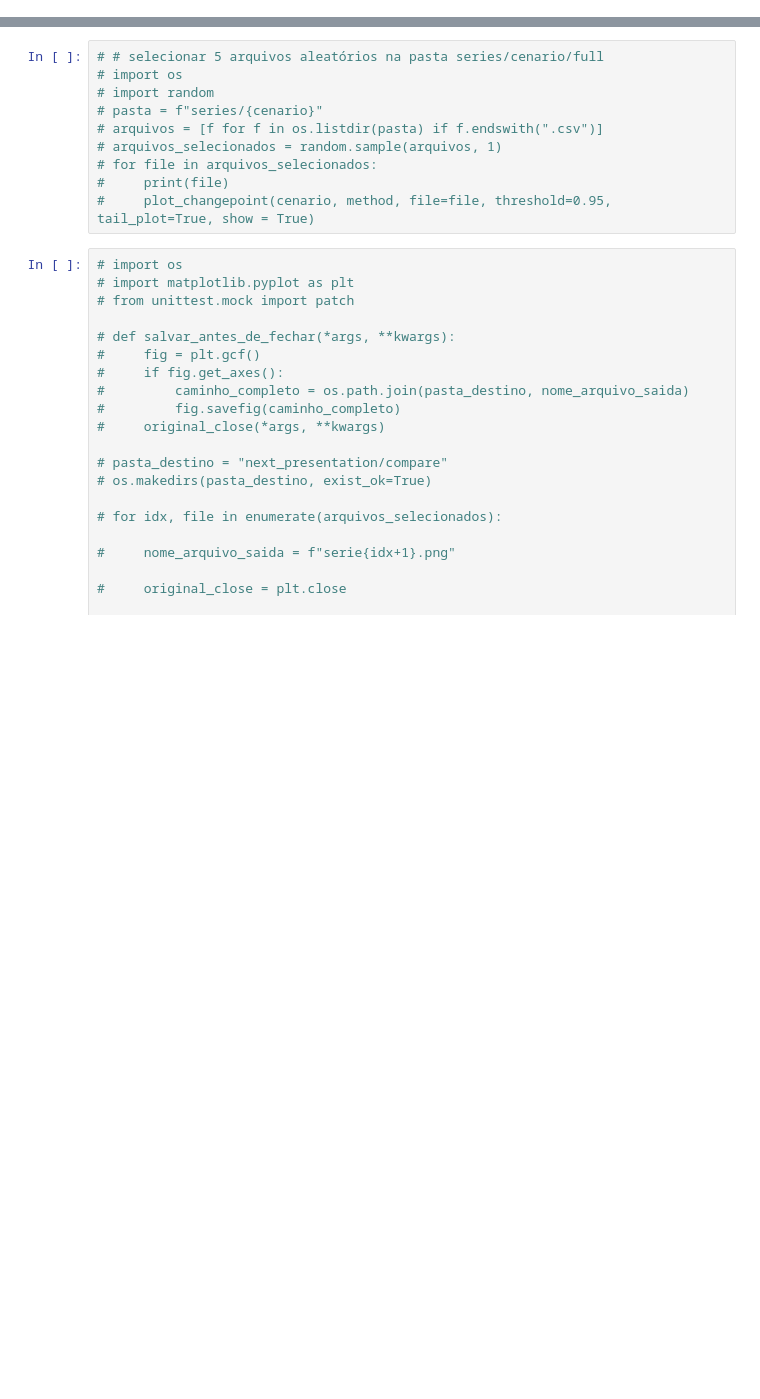
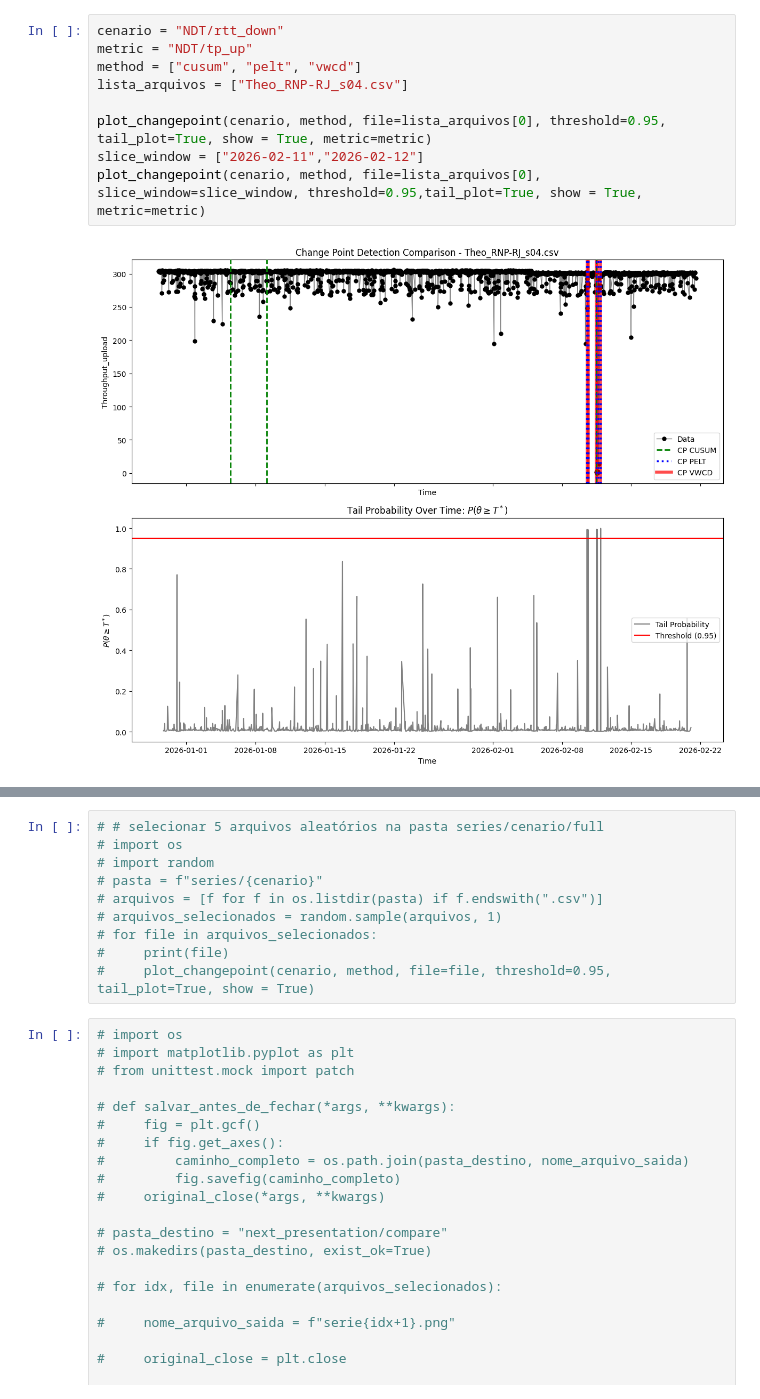
Before and after one commit to lhscaldas/Mestrado, a Jupyter notebook: CP_viewer.ipynb, the cells around one changed output, grey strips where cells are left out. Saved outputs shown, nothing was run; the diff lists cells and outputs as text; blank space fills up the shorter version.

```diff
--- a/CP_viewer.ipynb
+++ b/CP_viewer.ipynb
@@ -19,0 +35,11 @@ for file in lista_arquivos[:]:
+# %%
+cenario = "NDT/rtt_down"
+metric = "NDT/tp_up"
+method = ["cusum", "pelt", "vwcd"]
+lista_arquivos = ["Theo_RNP-RJ_s04.csv"]
+
+plot_changepoint(cenario, method, file=lista_arquivos[0], threshold=0.95, tail_plot=True, show = True, metric=metric)
+slice_window = ["2026-02-11","2026-02-12"]
+plot_changepoint(cenario, method, file=lista_arquivos[0], slice_window=slice_window, threshold=0.95,tail_plot=True, show = True, metric=metric)
+# %% [output]
+[figure, added]
```
Also changed, not shown: parts of 6 cells of this notebook, 3 other files.
